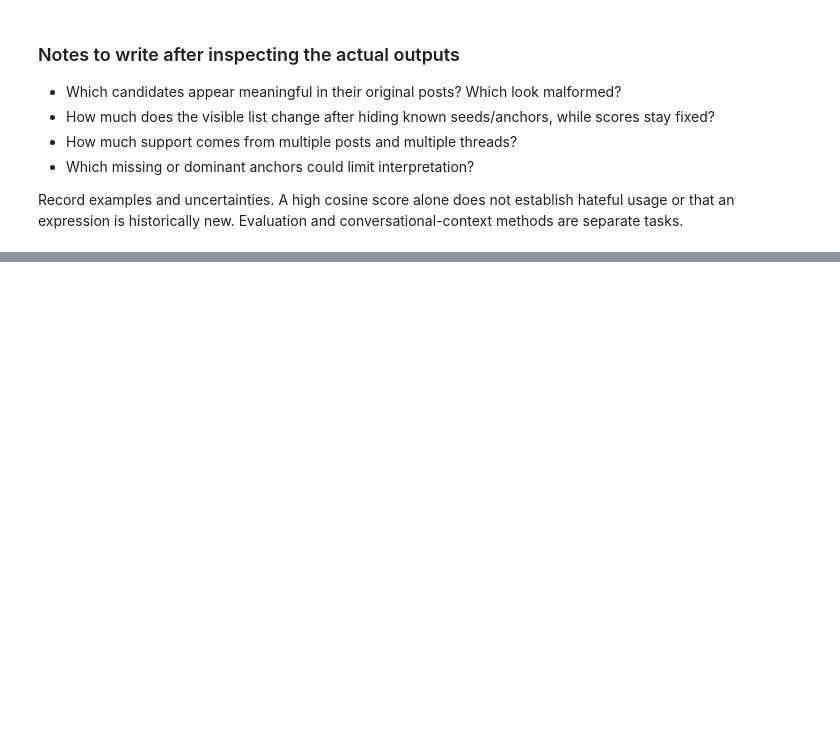
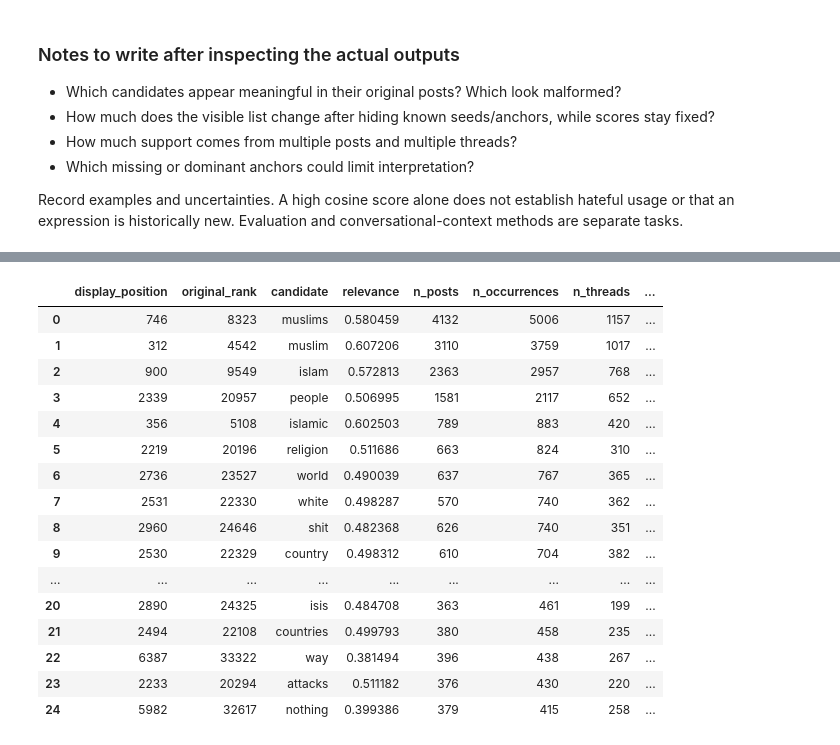
Before and after one commit to FaureArm/Emerging_Coded_Hate_Speech, a Jupyter notebook: src/Results.ipynb, the cells around one changed output, grey strips where cells are left out. Saved outputs shown, nothing was run; the diff lists cells and outputs as text; code cells hidden in the pictures; blank space fills up the shorter version.

```diff
--- a/src/Results.ipynb
+++ b/src/Results.ipynb
@@ -500,0 +581,28 @@ or that an expression is historically new. Evaluation and conversational-context
+# %%
+display(
+    filtered_candidates
+    .sort_values(
+        ["n_occurrences", "relevance"],
+        ascending=[False, False],
+    )
+    .head(25)
+    .reset_index(drop=True)
+)
+# %% [output]
+|  | display_position | original_rank | candidate | relevance | n_posts | n_occurrences | n_threads | ... |
+| 0 | 746 | 8323 | muslims | 0.580459 | 4132 | 5006 | 1157 | ... |
+| 1 | 312 | 4542 | muslim | 0.607206 | 3110 | 3759 | 1017 | ... |
+| 2 | 900 | 9549 | islam | 0.572813 | 2363 | 2957 | 768 | ... |
+| 3 | 2339 | 20957 | people | 0.506995 | 1581 | 2117 | 652 | ... |
+| 4 | 356 | 5108 | islamic | 0.602503 | 789 | 883 | 420 | ... |
+| 5 | 2219 | 20196 | religion | 0.511686 | 663 | 824 | 310 | ... |
+| 6 | 2736 | 23527 | world | 0.490039 | 637 | 767 | 365 | ... |
+| 7 | 2531 | 22330 | white | 0.498287 | 570 | 740 | 362 | ... |
+| 8 | 2960 | 24646 | shit | 0.482368 | 626 | 740 | 351 | ... |
+| 9 | 2530 | 22329 | country | 0.498312 | 610 | 704 | 382 | ... |
+| ... | ... | ... | ... | ... | ... | ... | ... | ... |
+| 20 | 2890 | 24325 | isis | 0.484708 | 363 | 461 | 199 | ... |
+| 21 | 2494 | 22108 | countries | 0.499793 | 380 | 458 | 235 | ... |
+| 22 | 6387 | 33322 | way | 0.381494 | 396 | 438 | 267 | ... |
+| 23 | 2233 | 20294 | attacks | 0.511182 | 376 | 430 | 220 | ... |
+| 24 | 5982 | 32617 | nothing | 0.399386 | 379 | 415 | 258 | ... |
```
Also changed, not shown: parts of 6 cells of this notebook, 9 other files.
